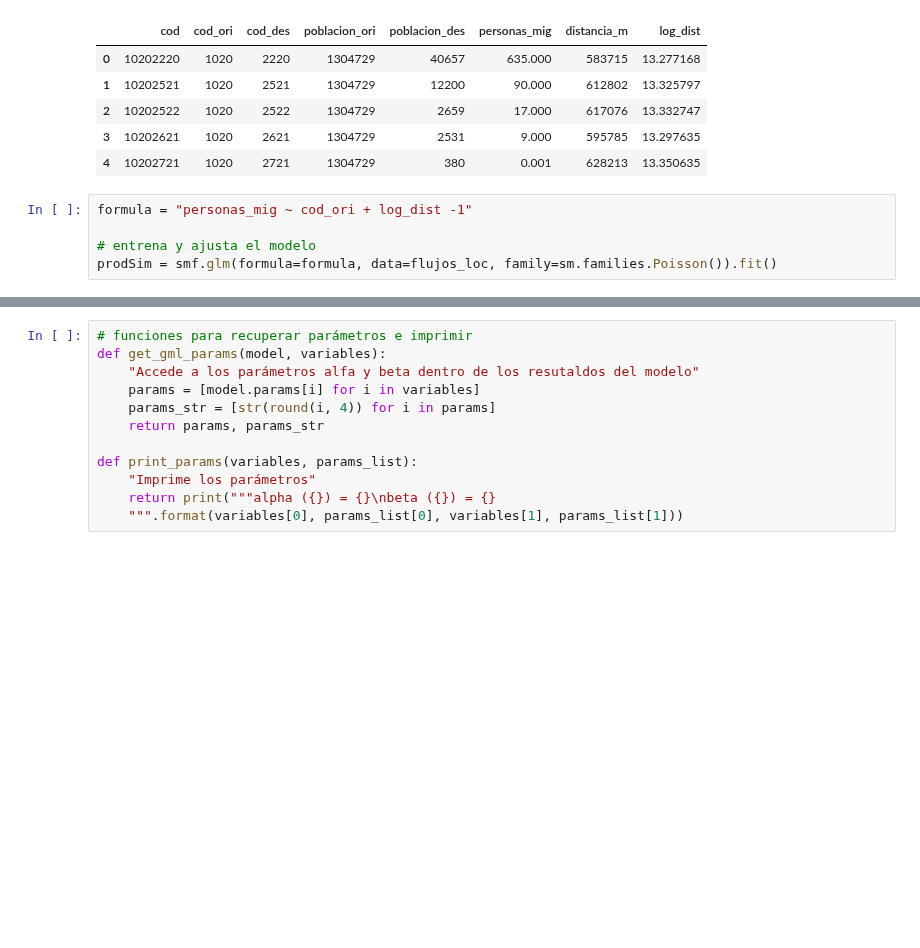
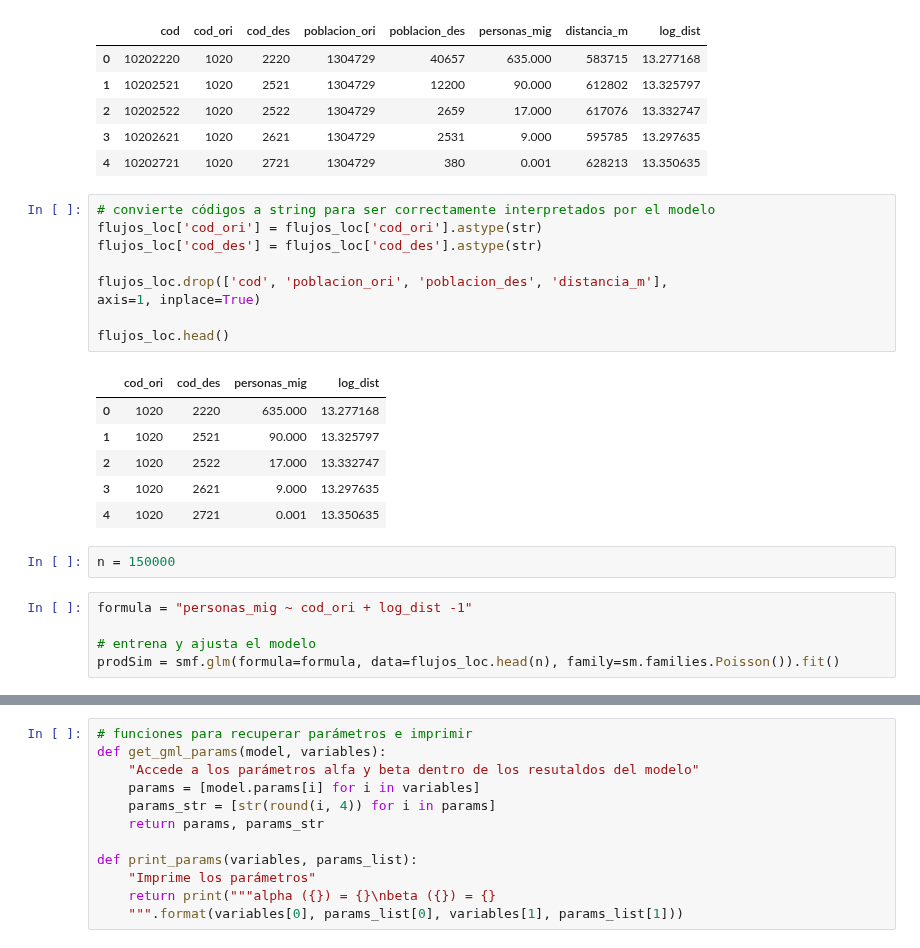
Before and after one commit to guillermodangelo/tesis, a Jupyter notebook: 07-MIE-localidades.ipynb, the cells around one changed output, grey strips where cells are left out. Drawn from its saved outputs; the diff is of its cells as text; blank space fills up the shorter version.

```diff
--- a/07-MIE-localidades.ipynb
+++ b/07-MIE-localidades.ipynb
@@ -83,8 +81,26 @@ flujos_loc.head()
 | 2 | 10202522 | 1020 | 2522 | 1304729 | 2659 | 17.000 | 617076 | 13.332747 |
 | 3 | 10202621 | 1020 | 2621 | 1304729 | 2531 | 9.000 | 595785 | 13.297635 |
 | 4 | 10202721 | 1020 | 2721 | 1304729 | 380 | 0.001 | 628213 | 13.350635 |
+# %%
+# convierte códigos a string para ser correctamente interpretados por el modelo
+flujos_loc['cod_ori'] = flujos_loc['cod_ori'].astype(str)
+flujos_loc['cod_des'] = flujos_loc['cod_des'].astype(str)
+
+flujos_loc.drop(['cod', 'poblacion_ori', 'poblacion_des', 'distancia_m'],
+axis=1, inplace=True)
+
+flujos_loc.head()
+# %% [output]
+|  | cod_ori | cod_des | personas_mig | log_dist |
+| 0 | 1020 | 2220 | 635.000 | 13.277168 |
+| 1 | 1020 | 2521 | 90.000 | 13.325797 |
+| 2 | 1020 | 2522 | 17.000 | 13.332747 |
+| 3 | 1020 | 2621 | 9.000 | 13.297635 |
+| 4 | 1020 | 2721 | 0.001 | 13.350635 |
+# %%
+n = 150000
 # %%
 formula = "personas_mig ~ cod_ori + log_dist -1"
 
 # entrena y ajusta el modelo
-prodSim = smf.glm(formula=formula, data=flujos_loc, family=sm.families.Poisson()).fit()
+prodSim = smf.glm(formula=formula, data=flujos_loc.head(n), family=sm.families.Poisson()).fit()
```
Also changed, not shown: parts of 6 cells of this notebook.
